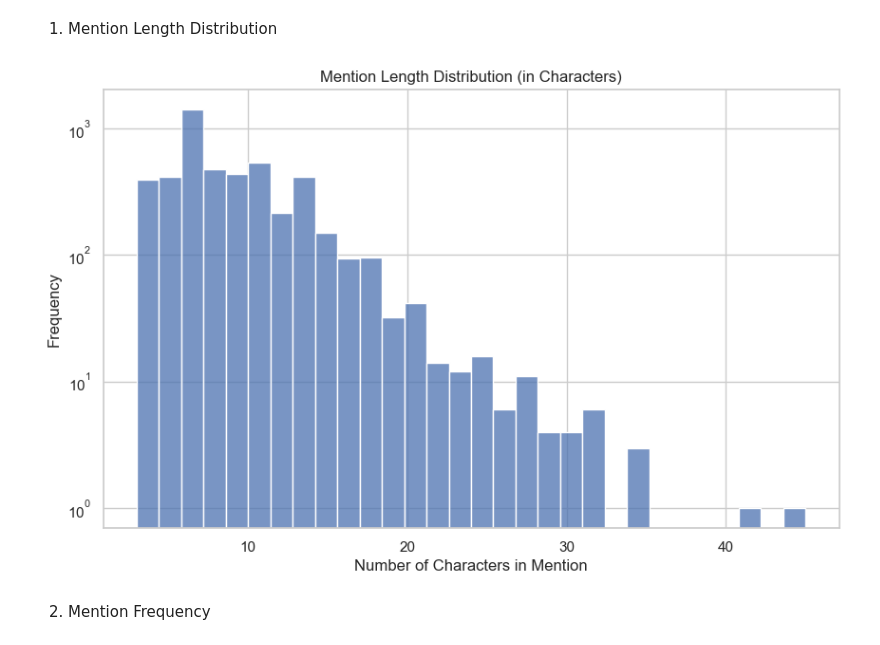
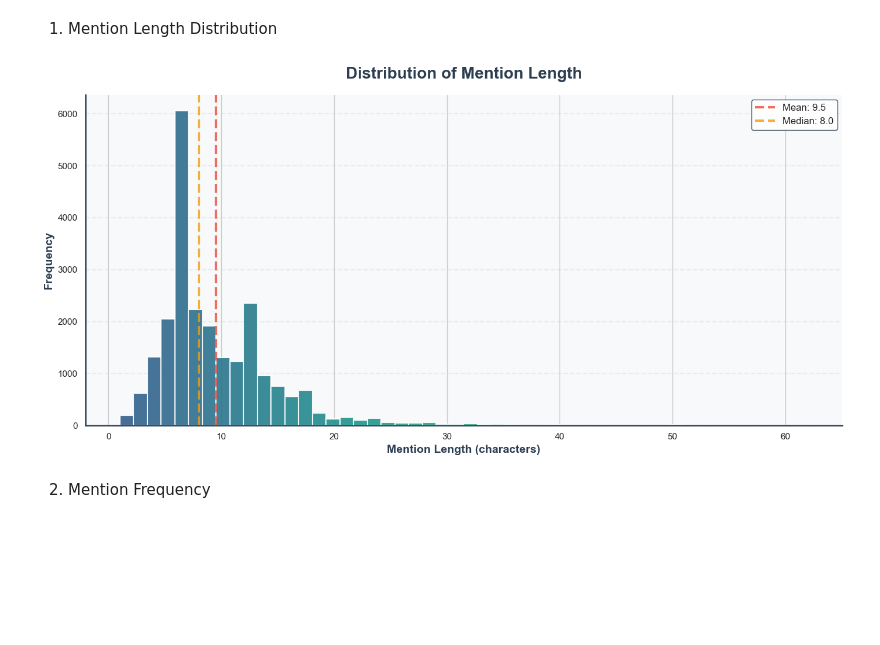
Before and after one commit to chihab4real/Clarify-and-Link, a Jupyter notebook: aida_analysis.ipynb, the cells around one changed output. Cells and saved outputs as stored; diff of their text form; code cells hidden in the pictures; blank space fills up the shorter version.

```diff
--- a/aida_analysis.ipynb
+++ b/aida_analysis.ipynb
@@ -14,5 +24,20 @@ df = pd.read_json(FILE_PATH, lines=True)
 # %% [markdown]
 Basic Dataset Stats
 # %%
-num_mentions = len(df)
+# Expand entities into separate rows
+entities_list = []
+for idx, row in df.iterrows():
+    for entity in row['entities']:
+        entities_list.append({
+            'document_id': row['document_id'],
+            'text': row['text'],
+            'mention': row['text'][entity['start']:entity['end']],
+            'start': entity['start'],
+            'end': entity['end'],
+            'tag': entity['tag'],
+            'qid': entity['qid'],
+            'title': entity['title']
+        })
+
+df_entities = pd.DataFrame(entities_list)
 # %%
@@ -30,18 +56,3 @@ Total Unique Entities (linked): 1644
 ### Ambiguity Analysis
 # %% [markdown]
 1. Mention Length Distribution
-# %%
-df['mention_length'] = df['mention'].str.len()
-plt.figure(figsize=(10, 6))
-sns.histplot(df['mention_length'], bins=30, kde=False, color='#4ECDC4')
-plt.title('Mention Length Distribution (in Characters)')
-plt.xlabel('Number of Characters in Mention')
-plt.ylabel('Frequency')
-plt.yscale('log')
-plt.show()
-
-print(f"Mean: {df['mention_length'].mean():.1f} chars | Median: {df['mention_length'].median():.0f} chars")
-print("\n📊 KEY INSIGHT: News mentions are typically short (peak at 5-10 chars) - proper nouns, locations, orgs.")
-print("   Short length contributes to ambiguity (e.g., 'Jordan', 'Washington', 'Paris').")
-# %% [output]
-[figure, removed]
@@ -48,2 +61,40 @@ print("   Short length contributes to ambiguity (e.g., 'Jordan', 'Washington', '
+# %%
+fig, ax = plt.subplots(figsize=(14, 7), facecolor='white')
+
+n, bins, patches = ax.hist(df_entities['mention_length'], bins=50, edgecolor='white', linewidth=1.5, alpha=0.9)
+
+colors = plt.cm.viridis(np.linspace(0.3, 0.95, len(patches)))
+
+for patch, color in zip(patches, colors):
+    patch.set_facecolor(color)
+
+
+mean_val = df_entities['mention_length'].mean()
+median_val = df_entities['mention_length'].median()
+
+ax.axvline(mean_val, color='#e74c3c', linestyle='--', linewidth=3, label=f'Mean: {mean_val:.1f}', alpha=0.8)
+ax.axvline(median_val, color='#f39c12', linestyle='--', linewidth=3, label=f'Median: {median_val:.1f}', alpha=0.8)
+
+ax.set_xlabel('Mention Length (characters)', fontsize=14, fontweight='bold', color='#2c3e50')
+ax.set_ylabel('Frequency', fontsize=14, fontweight='bold', color='#2c3e50')
+ax.set_title('Distribution of Mention Length', fontsize=20, fontweight='bold', pad=20, color='#2c3e50')
+
+ax.spines['top'].set_visible(False)
+ax.spines['right'].set_visible(False)
+ax.spines['left'].set_linewidth(2)
+ax.spines['bottom'].set_linewidth(2)
+ax.spines['left'].set_color('#34495e')
+ax.spines['bottom'].set_color('#34495e')
+ax.grid(axis='y', alpha=0.3, linestyle='--', linewidth=1.5)
+ax.set_axisbelow(True)
+ax.legend(fontsize=12, loc='upper right', framealpha=0.95, edgecolor='#34495e', fancybox=True)
+
+
+ax.set_facecolor('#f8f9fa')
+
+plt.tight_layout()
+plt.show()
+# %% [output]
+[figure, added]
 # %% [markdown]
 2. Mention Frequency
```
Also changed, not shown: parts of 40 cells of this notebook.
